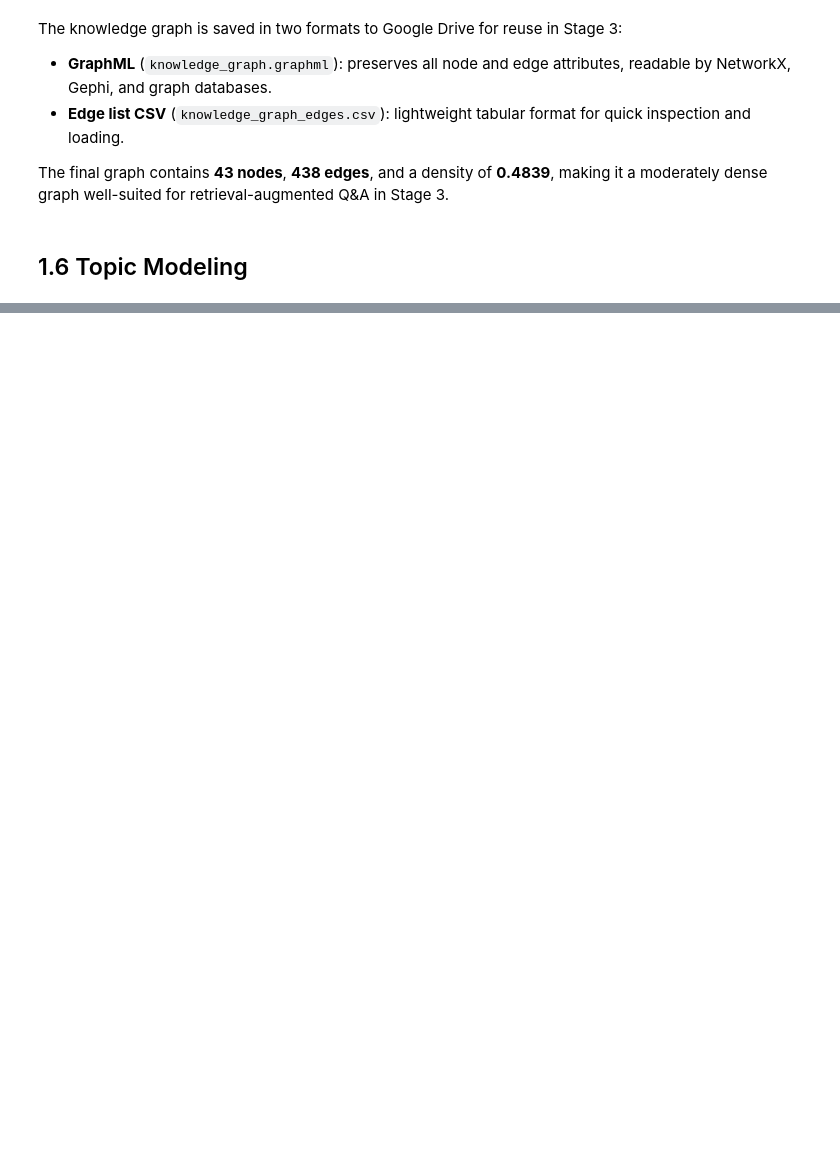
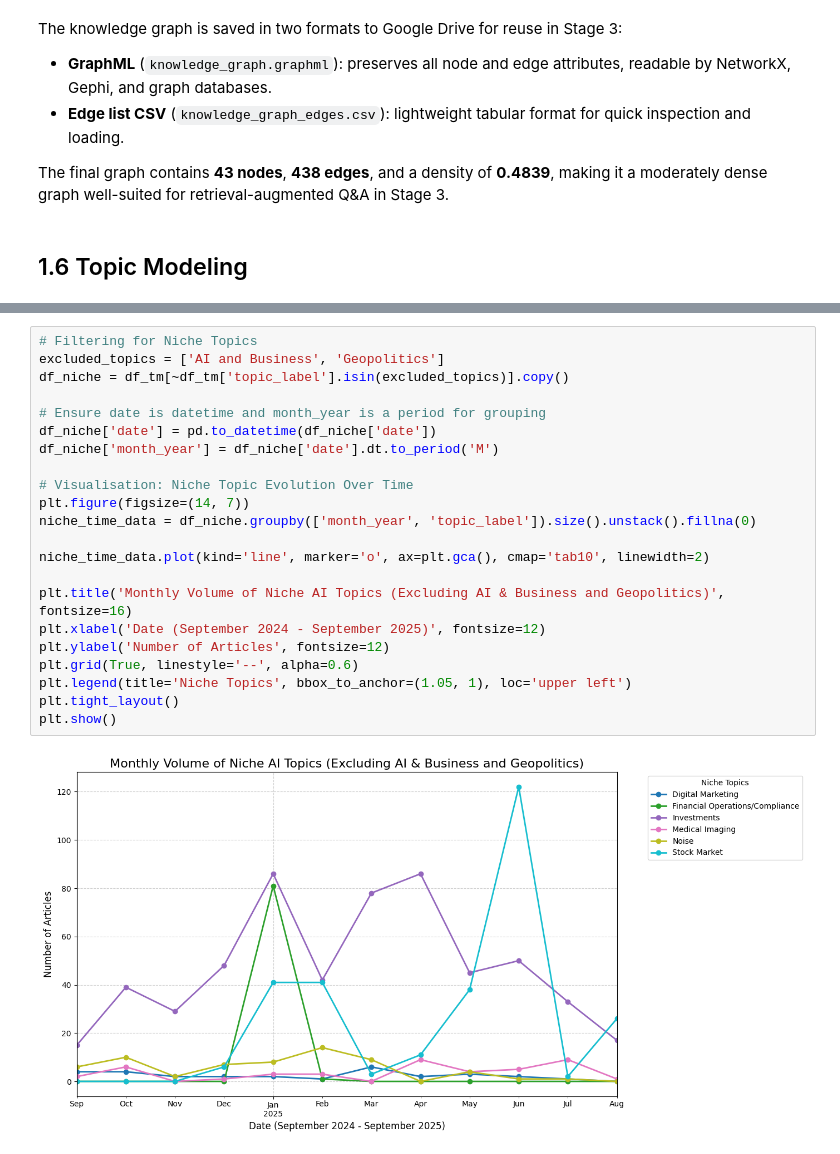
Before and after one commit to Biaancabe/CIP_HS2025_107, a Jupyter notebook: clt.ipynb, the cells around one changed output, grey strips where cells are left out. Drawn from its saved outputs; the diff is of its cells as text; blank space fills up the shorter version.

```diff
--- a/clt.ipynb
+++ b/clt.ipynb
@@ -1981,0 +2303,24 @@ moderately dense graph well-suited for retrieval-augmented Q&A in Stage 3.
+# %%
+# Filtering for Niche Topics
+excluded_topics = ['AI and Business', 'Geopolitics']
+df_niche = df_tm[~df_tm['topic_label'].isin(excluded_topics)].copy()
+
+# Ensure date is datetime and month_year is a period for grouping
+df_niche['date'] = pd.to_datetime(df_niche['date'])
+df_niche['month_year'] = df_niche['date'].dt.to_period('M')
+
+# Visualisation: Niche Topic Evolution Over Time
+plt.figure(figsize=(14, 7))
+niche_time_data = df_niche.groupby(['month_year', 'topic_label']).size().unstack().fillna(0)
+
+niche_time_data.plot(kind='line', marker='o', ax=plt.gca(), cmap='tab10', linewidth=2)
+
+plt.title('Monthly Volume of Niche AI Topics (Excluding AI & Business and Geopolitics)', fontsize=16)
+plt.xlabel('Date (September 2024 - September 2025)', fontsize=12)
+plt.ylabel('Number of Articles', fontsize=12)
+plt.grid(True, linestyle='--', alpha=0.6)
+plt.legend(title='Niche Topics', bbox_to_anchor=(1.05, 1), loc='upper left')
+plt.tight_layout()
+plt.show()
+# %% [output]
+[figure, added]
```
Also changed, not shown: parts of 93 cells of this notebook.
